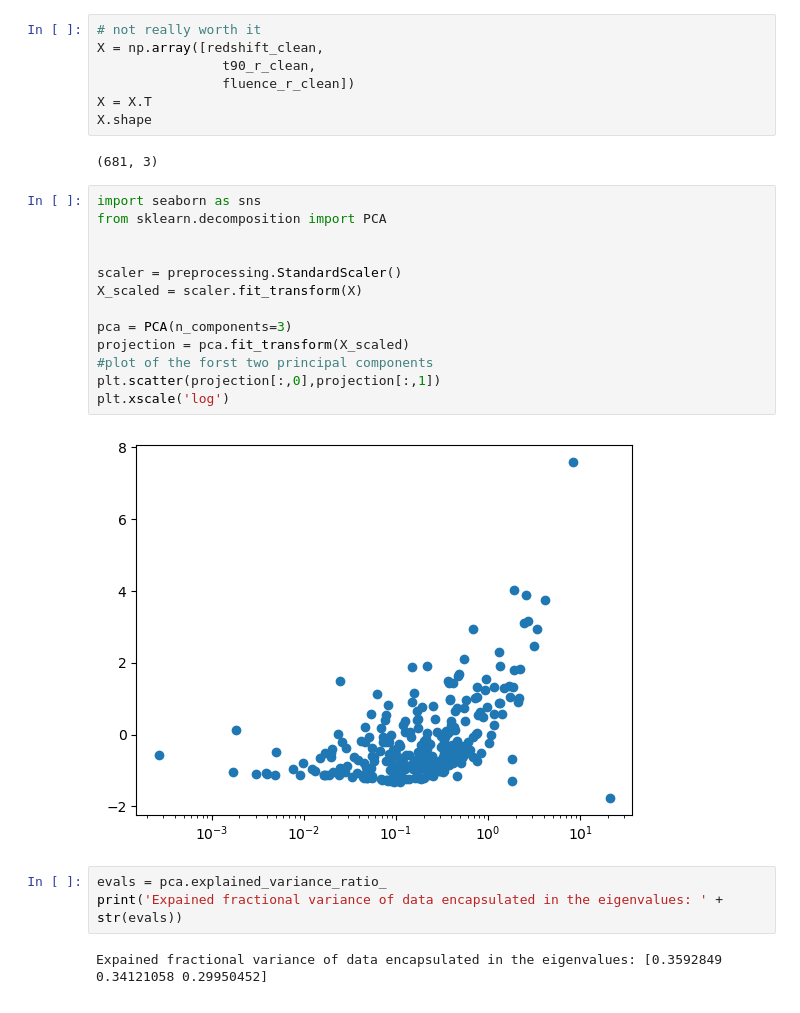
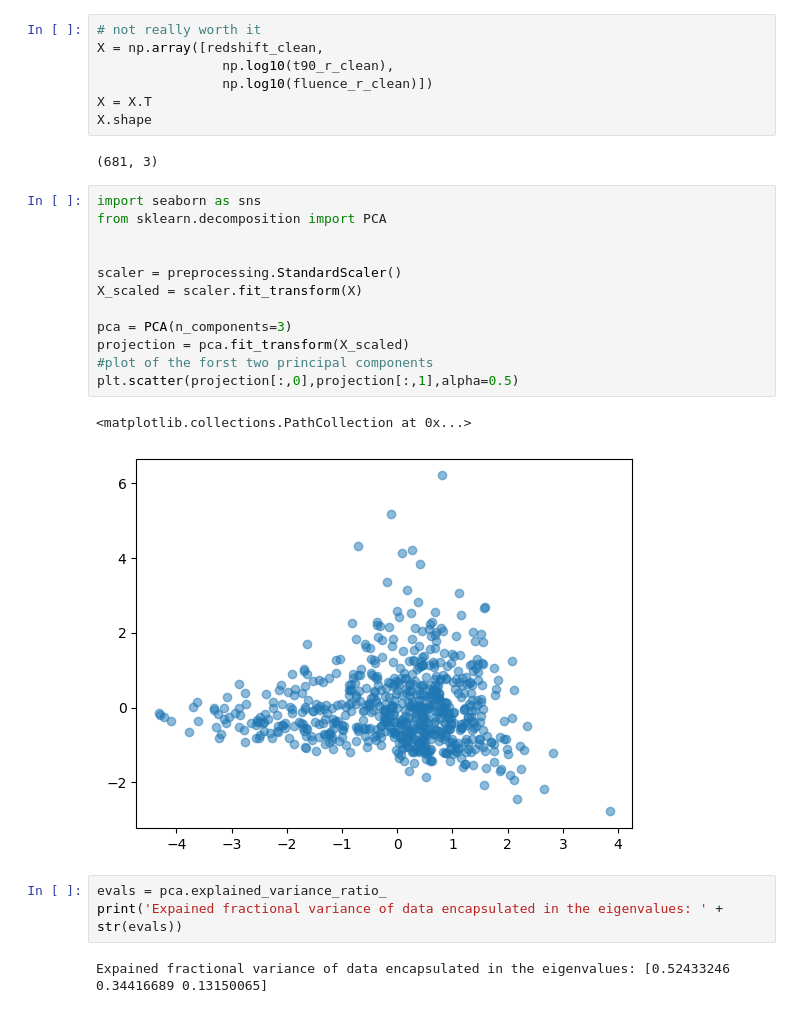
Before and after one commit to ebianchi803/astrostatistics_bicocca_2026, a Jupyter notebook: working/L14-Copy1.ipynb, the cells around one changed output. Drawn from its saved outputs; the diff is of its cells as text.

```diff
--- a/working/L14-Copy1.ipynb
+++ b/working/L14-Copy1.ipynb
@@ -438,8 +438,8 @@ centers: cluster 1: [3.32815956e+01 2.47912863e-06] cluster 2: [1.39814852e+00 2
 # %%
 # not really worth it
 X = np.array([redshift_clean,
-                t90_r_clean,
-                fluence_r_clean])
+                np.log10(t90_r_clean),
+                np.log10(fluence_r_clean)])
 X = X.T
 X.shape
 # %% [output]
@@ -447,20 +447,20 @@ X.shape
 # %%
 import seaborn as sns
 from sklearn.decomposition import PCA
 
 
 scaler = preprocessing.StandardScaler()
 X_scaled = scaler.fit_transform(X)
 
 pca = PCA(n_components=3)
 projection = pca.fit_transform(X_scaled)
 #plot of the forst two principal components
-plt.scatter(projection[:,0],projection[:,1])
-plt.xscale('log')
+plt.scatter(projection[:,0],projection[:,1],alpha=0.5)
 # %% [output]
+<matplotlib.collections.PathCollection at 0x...>
-[figure, old version]
+[figure, new version]
 # %%
 evals = pca.explained_variance_ratio_
 print('Expained fractional variance of data encapsulated in the eigenvalues: ' + str(evals))
 # %% [output]
-Expained fractional variance of data encapsulated in the eigenvalues: [0.3592849  0.34121058 0.29950452]
+Expained fractional variance of data encapsulated in the eigenvalues: [0.52433246 0.34416689 0.13150065]
```
